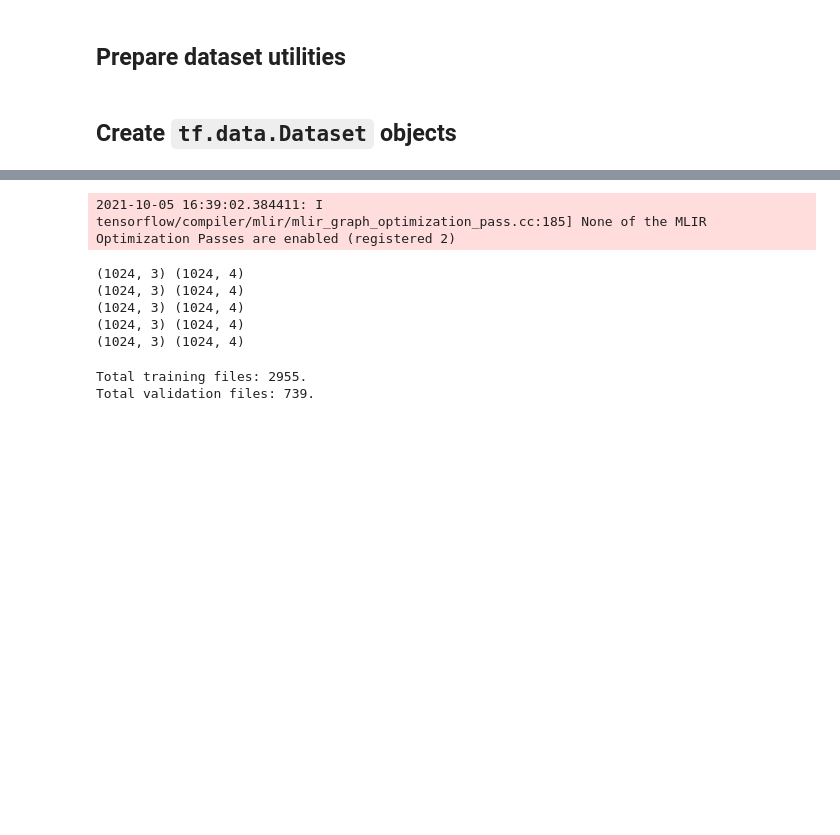
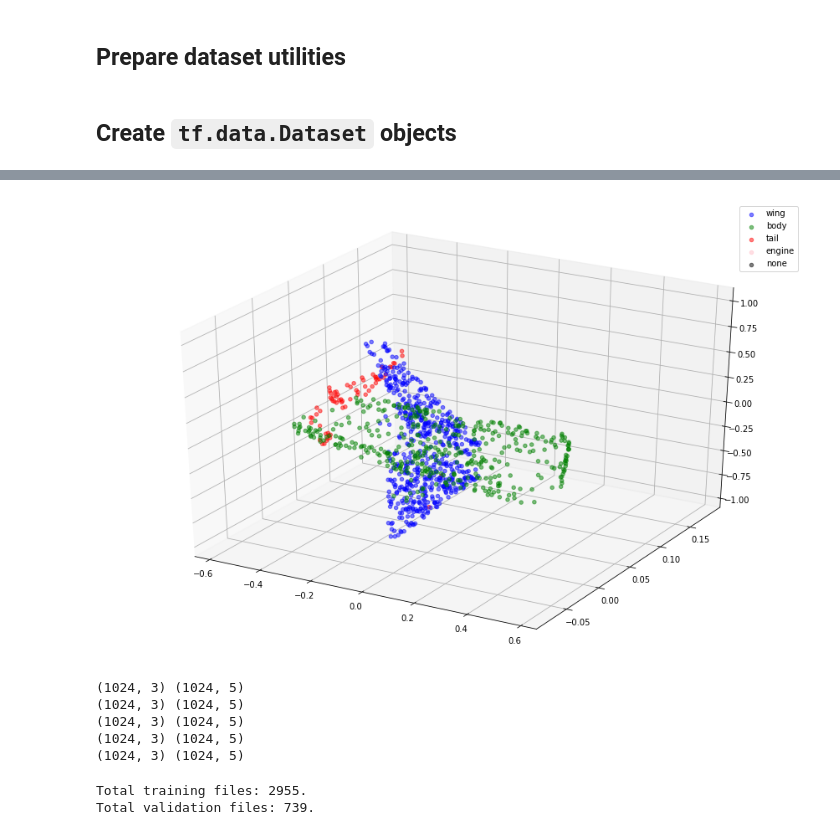
Before and after one commit to soumik12345/point-cloud-segmentation, a Jupyter notebook: notebooks/e2e_tensorflow_dataset.ipynb, the cells around one changed output, grey strips where cells are left out. Saved outputs shown, nothing was run; the diff lists cells and outputs as text; code cells hidden in the pictures; blank space fills up the shorter version.

```diff
--- a/notebooks/e2e_tensorflow_dataset.ipynb
+++ b/notebooks/e2e_tensorflow_dataset.ipynb
@@ -107,8 +112,13 @@ def process_single_point_file(point_filepath: str):
     for label in LABELS:
         for i, data in enumerate(label_data[label]):
             label_map[i] = label if data == 1 else label_map[i]
-    label_data = np.vstack(tuple([label_data[key] for key in LABELS]))
-    label_cloud = label_data.reshape(label_data.shape[1], label_data.shape[0])
+    label_data = [
+        LABELS.index(label) if label != "none" else len(LABELS)
+        for label in label_map
+    ]
+    label_cloud = tf.keras.utils.to_categorical(
+        label_data, num_classes=len(LABELS) + 1
+    )
 
     # Sample `N_SAMPLE_POINTS` from the point and label clouds randomly.
     sampled_point_cloud, sampled_label_cloud = random_sampler(point_cloud, label_cloud)
@@ -186,0 +213,3 @@ point_cloud.shape, label_cloud.shape
+# %%
+label_map = LABELS + ['none']
+visualize_data_plotly(point_cloud, [label_map[np.argmax(label)] for label in label_cloud])
@@ -187,3 +218,31 @@ point_cloud.shape, label_cloud.shape
+# %%
+def visualize_data_plt(point_cloud, labels):
+    color_map = COLORS + ['black']
+    df = pd.DataFrame(
+        data={
+            'x': point_cloud[:, 0],
+            'y': point_cloud[:, 1],
+            'z': point_cloud[:, 2],
+            'label': labels,
+        }
+    )
+    fig = plt.figure(figsize=(15, 10))
+    ax = plt.axes(projection='3d')
+    for index, label in enumerate(LABELS + ['none']):
+        c_df = df[df['label'] == label]
+        try:
+            ax.scatter(
+                c_df['x'], c_df['y'], c_df['z'],
+                label=label, alpha = 0.5, c=color_map[index]
+            )
+        except IndexError:
+            pass
+    ax.legend()
+    plt.show()
+# %%
+visualize_data_plt(point_cloud, [label_map[np.argmax(label)] for label in label_cloud])
+# %% [output]
+[figure, added]
 # %%
 point_ds = point_files_ds.map(
     tf_process_point_file, num_parallel_calls=tf.data.AUTOTUNE
@@ -192,12 +251,11 @@ point_ds = point_files_ds.map(
 for point_cloud, label_cloud in point_ds.take(5):
     print(point_cloud.shape, label_cloud.shape)
 # %% [output]
-2021-10-05 16:39:02.384411: I tensorflow/compiler/mlir/mlir_graph_optimization_pass.cc:185] None of the MLIR Optimization Passes are enabled (registered 2)
+(1024, 3) (1024, 5)
+(1024, 3) (1024, 5)
+(1024, 3) (1024, 5)
+(1024, 3) (1024, 5)
+(1024, 3) (1024, 5)
-(1024, 3) (1024, 4)
-(1024, 3) (1024, 4)
-(1024, 3) (1024, 4)
-(1024, 3) (1024, 4)
-(1024, 3) (1024, 4)
 # %%
 split_index = int(len(points_files_with_keys) * (1 - VAL_SPLIT))
 train_point_cloud_files = points_files_with_keys[:split_index]
```
Also changed, not shown: parts of 9 cells of this notebook.
